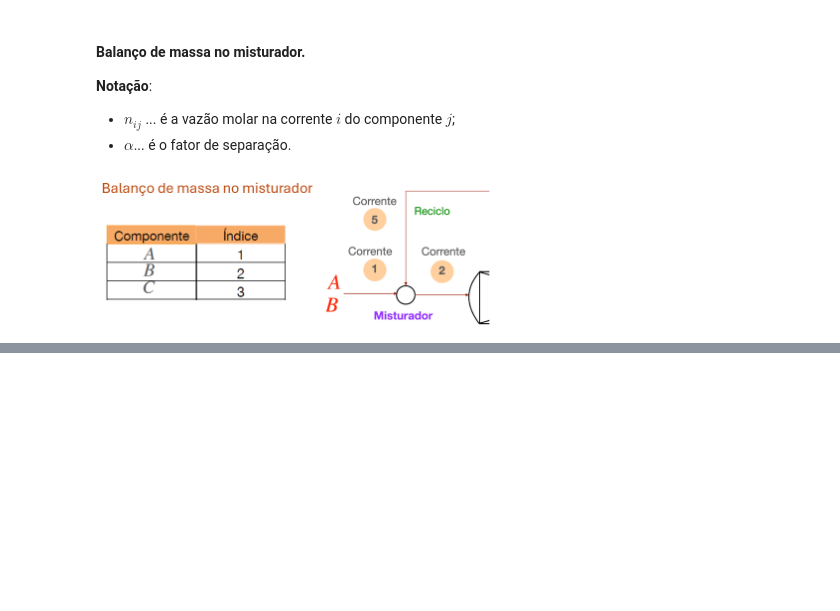
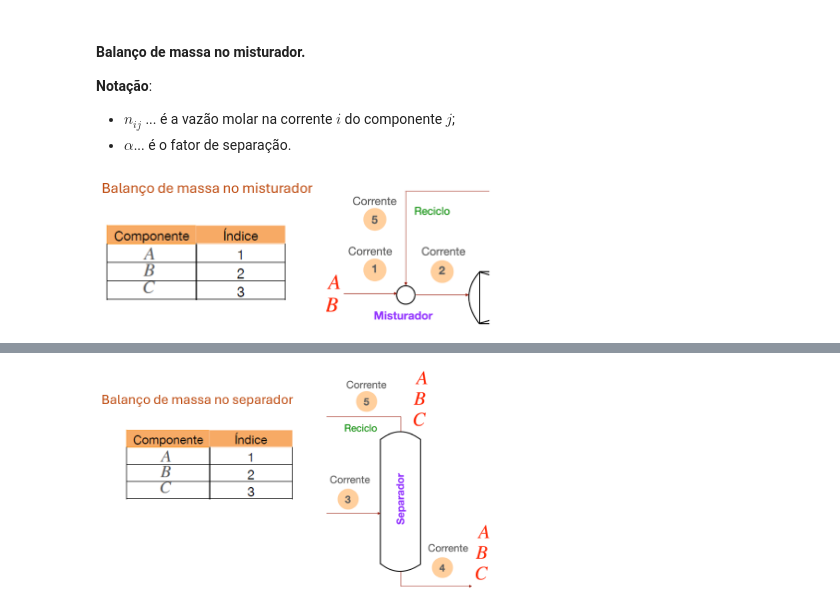
Before and after one commit to Myllena-Souza/Modelagem_UESC, a Jupyter notebook: Aulas/P4/AULA_14_06.ipynb, the cells around one changed output, grey strips where cells are left out. Drawn from its saved outputs; the diff is of its cells as text; code cells hidden in the pictures; blank space fills up the shorter version.

```diff
--- a/Aulas/P4/AULA_14_06.ipynb
+++ b/Aulas/P4/AULA_14_06.ipynb
@@ -38,0 +85,4 @@ display(Image(filename='balanco_massa_misturador.png', width=400))
+# %%
+display(Image(filename='balanco_separador.png', width=400))
+# %% [output]
+[figure, added]
```
Also changed, not shown: parts of 9 cells of this notebook, 4 other files.
